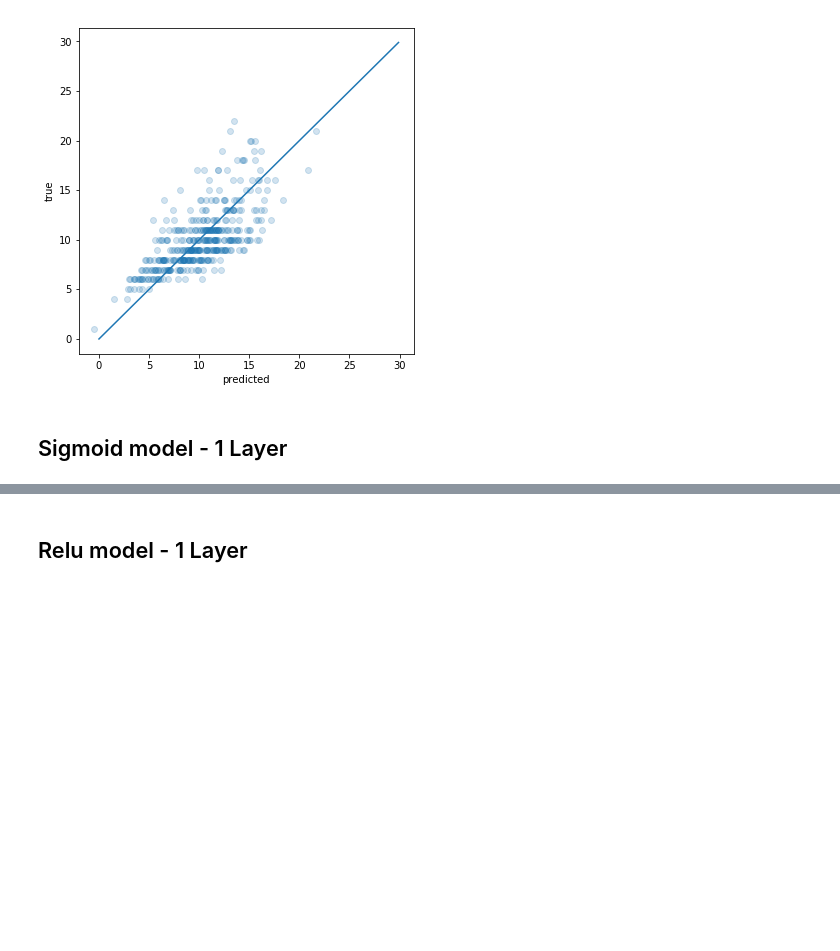
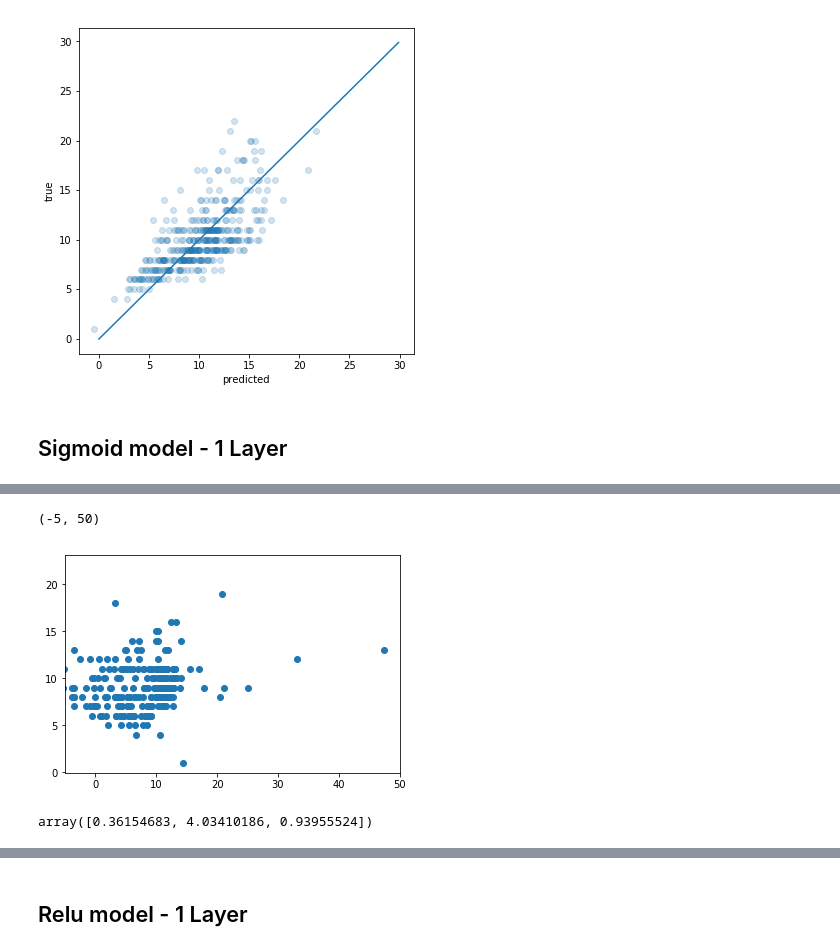
Before and after one commit to SimonMcDonnell/Dissertation, a Jupyter notebook: Abalone/encrypted_abalone.ipynb, the cells around one changed output, grey strips where cells are left out. Cells and saved outputs as stored; diff of their text form; code cells hidden in the pictures; blank space fills up the shorter version.

```diff
--- a/Abalone/encrypted_abalone.ipynb
+++ b/Abalone/encrypted_abalone.ipynb
@@ -208 +194,12 @@ plot_predictions(pred_sig.values().reshape(-1,), y_test)
+# %%
+plt.scatter(pred_sig.values().reshape(-1,), y_test)
+plt.xlim([-5, 50])
+# %% [output]
+(-5, 50)
+[figure, added]
+# %%
+layer1_clear = X_test.values.dot(w_norm)
+layer1_clear.mean(axis=0)
+# %% [output]
+array([0.36154683, 4.03410186, 0.93955524])
 # %%
```
Also changed, not shown: parts of 17 cells of this notebook, 3 other files.
